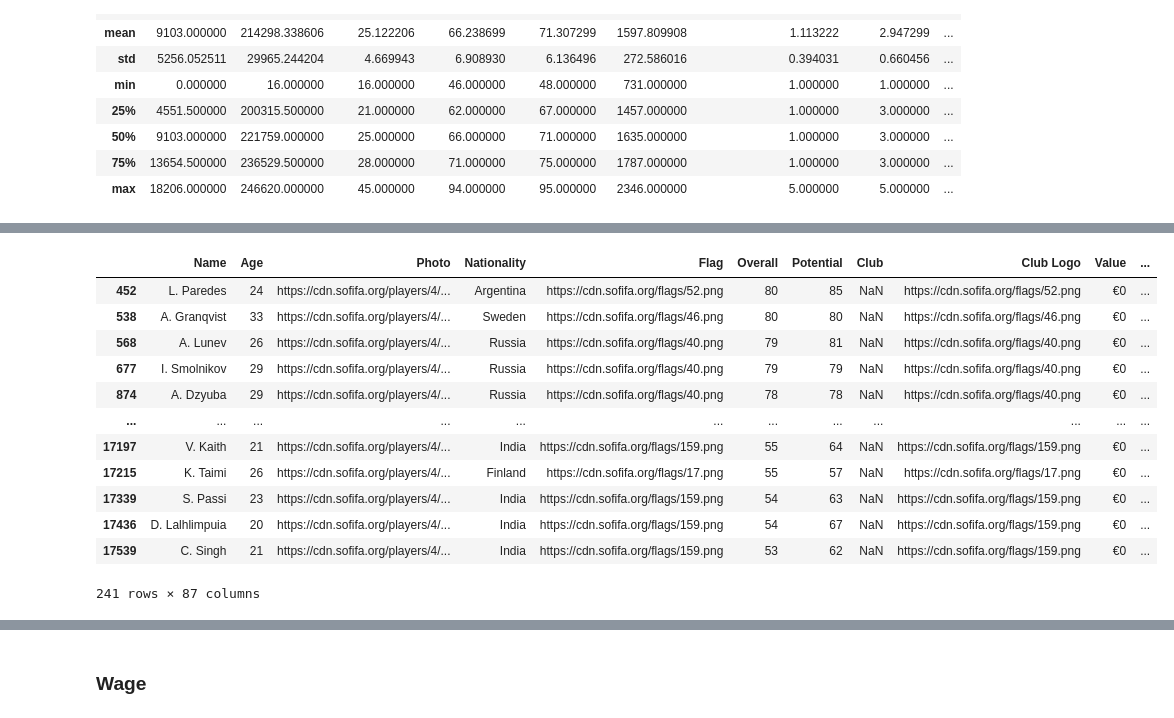
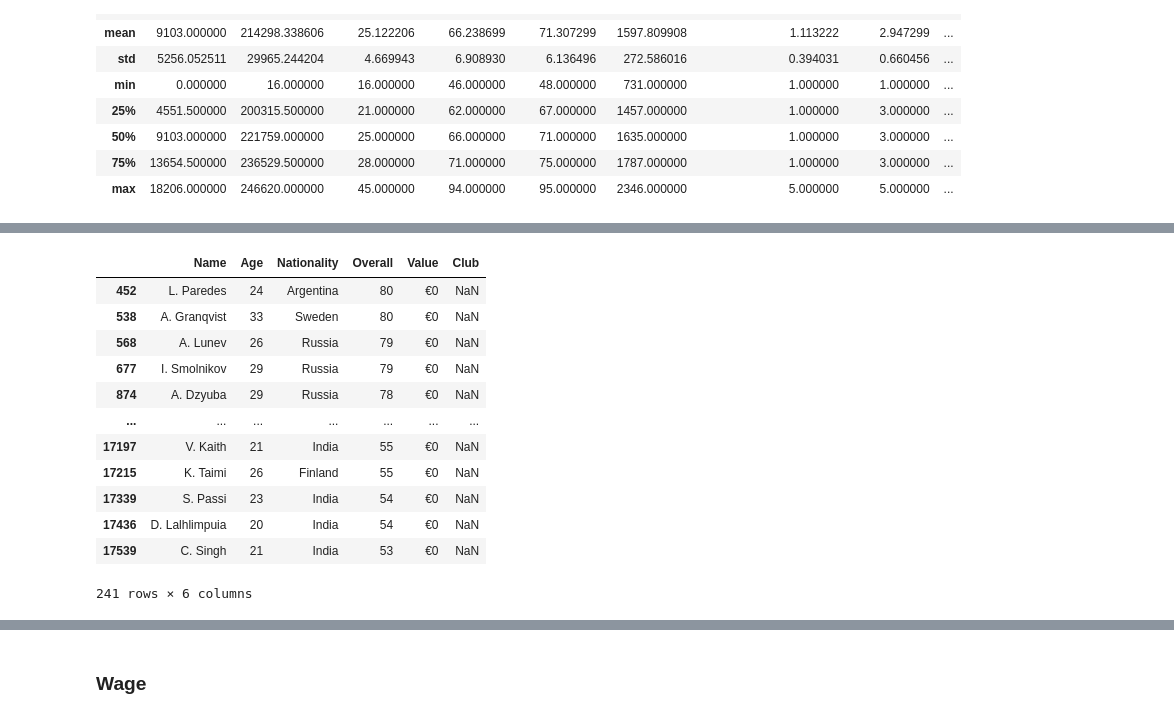
Before and after one commit to lluiscamino/practica-ia, a Jupyter notebook: introduction/fifa_practice.ipynb, the cells around one changed output, grey strips where cells are left out. Drawn from its saved outputs; the diff is of its cells as text; code cells hidden in the pictures.

```diff
--- a/introduction/fifa_practice.ipynb
+++ b/introduction/fifa_practice.ipynb
@@ -145,16 +63,16 @@ We can get all the rows with the column **Club** equals to NaN.
 # %%
-df.loc[df.Club != df.Club]
+df.loc[df.Club != df.Club, ["Name", "Age", "Nationality", "Overall", "Value", "Club"]]
 # %% [output]
-|  | Name | Age | Photo | Nationality | Flag | Overall | Potential | Club | Club Logo | Value | ... |
-| 452 | L. Paredes | 24 | https://cdn.sofifa.org/players/4/... | Argentina | https://cdn.sofifa.org/flags/52.png | 80 | 85 | NaN | https://cdn.sofifa.org/flags/52.png | €0 | ... |
-| 538 | A. Granqvist | 33 | https://cdn.sofifa.org/players/4/... | Sweden | https://cdn.sofifa.org/flags/46.png | 80 | 80 | NaN | https://cdn.sofifa.org/flags/46.png | €0 | ... |
-| 568 | A. Lunev | 26 | https://cdn.sofifa.org/players/4/... | Russia | https://cdn.sofifa.org/flags/40.png | 79 | 81 | NaN | https://cdn.sofifa.org/flags/40.png | €0 | ... |
-| 677 | I. Smolnikov | 29 | https://cdn.sofifa.org/players/4/... | Russia | https://cdn.sofifa.org/flags/40.png | 79 | 79 | NaN | https://cdn.sofifa.org/flags/40.png | €0 | ... |
-| 874 | A. Dzyuba | 29 | https://cdn.sofifa.org/players/4/... | Russia | https://cdn.sofifa.org/flags/40.png | 78 | 78 | NaN | https://cdn.sofifa.org/flags/40.png | €0 | ... |
-| ... | ... | ... | ... | ... | ... | ... | ... | ... | ... | ... | ... |
-| 17197 | V. Kaith | 21 | https://cdn.sofifa.org/players/4/... | India | https://cdn.sofifa.org/flags/159.png | 55 | 64 | NaN | https://cdn.sofifa.org/flags/159.png | €0 | ... |
-| 17215 | K. Taimi | 26 | https://cdn.sofifa.org/players/4/... | Finland | https://cdn.sofifa.org/flags/17.png | 55 | 57 | NaN | https://cdn.sofifa.org/flags/17.png | €0 | ... |
-| 17339 | S. Passi | 23 | https://cdn.sofifa.org/players/4/... | India | https://cdn.sofifa.org/flags/159.png | 54 | 63 | NaN | https://cdn.sofifa.org/flags/159.png | €0 | ... |
-| 17436 | D. Lalhlimpuia | 20 | https://cdn.sofifa.org/players/4/... | India | https://cdn.sofifa.org/flags/159.png | 54 | 67 | NaN | https://cdn.sofifa.org/flags/159.png | €0 | ... |
-| 17539 | C. Singh | 21 | https://cdn.sofifa.org/players/4/... | India | https://cdn.sofifa.org/flags/159.png | 53 | 62 | NaN | https://cdn.sofifa.org/flags/159.png | €0 | ... |
+|  | Name | Age | Nationality | Overall | Value | Club |
+| 452 | L. Paredes | 24 | Argentina | 80 | €0 | NaN |
+| 538 | A. Granqvist | 33 | Sweden | 80 | €0 | NaN |
+| 568 | A. Lunev | 26 | Russia | 79 | €0 | NaN |
+| 677 | I. Smolnikov | 29 | Russia | 79 | €0 | NaN |
+| 874 | A. Dzyuba | 29 | Russia | 78 | €0 | NaN |
+| ... | ... | ... | ... | ... | ... | ... |
+| 17197 | V. Kaith | 21 | India | 55 | €0 | NaN |
+| 17215 | K. Taimi | 26 | Finland | 55 | €0 | NaN |
+| 17339 | S. Passi | 23 | India | 54 | €0 | NaN |
+| 17436 | D. Lalhlimpuia | 20 | India | 54 | €0 | NaN |
+| 17539 | C. Singh | 21 | India | 53 | €0 | NaN |
-241 rows × 87 columns
+241 rows × 6 columns
```
Also changed, not shown: parts of 66 cells of this notebook.
